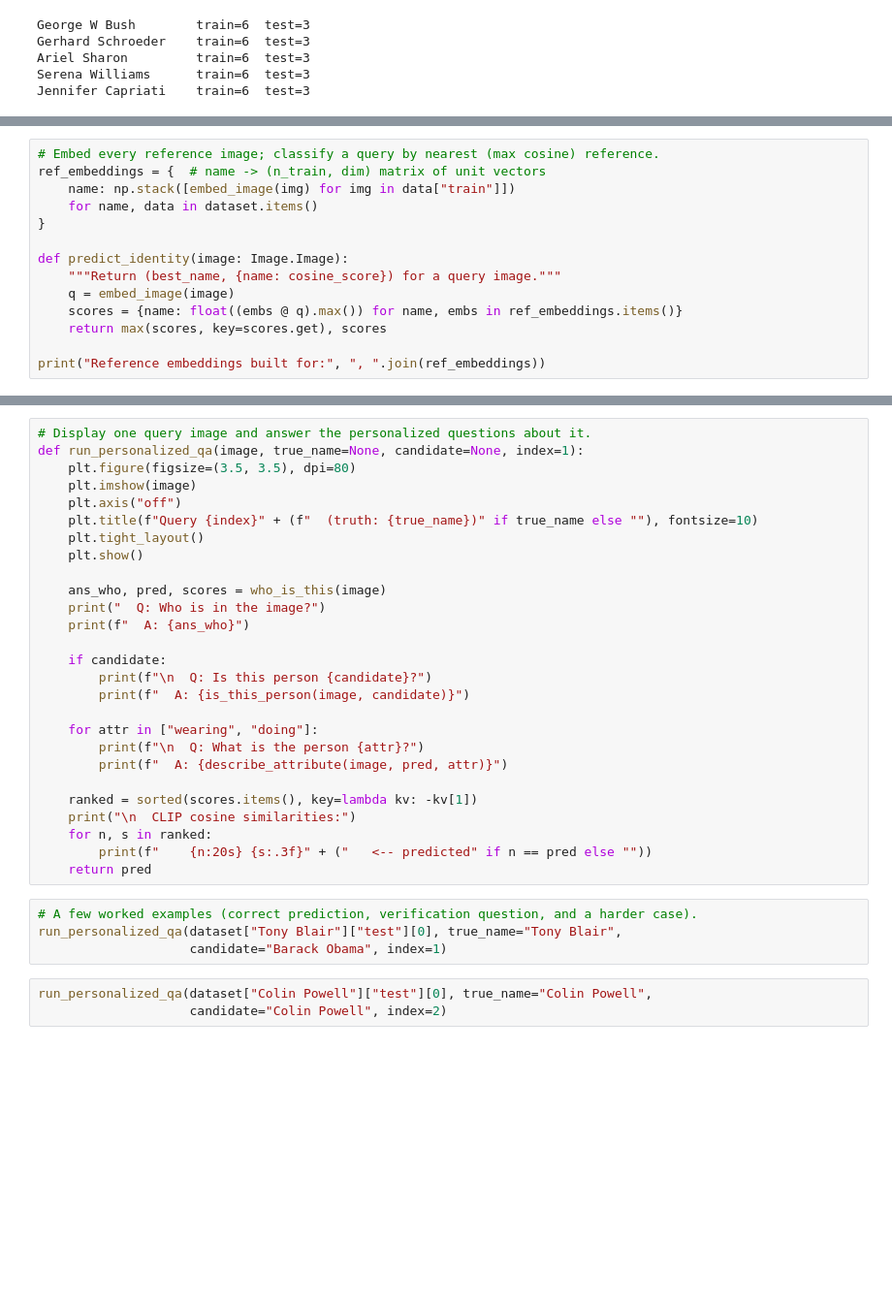
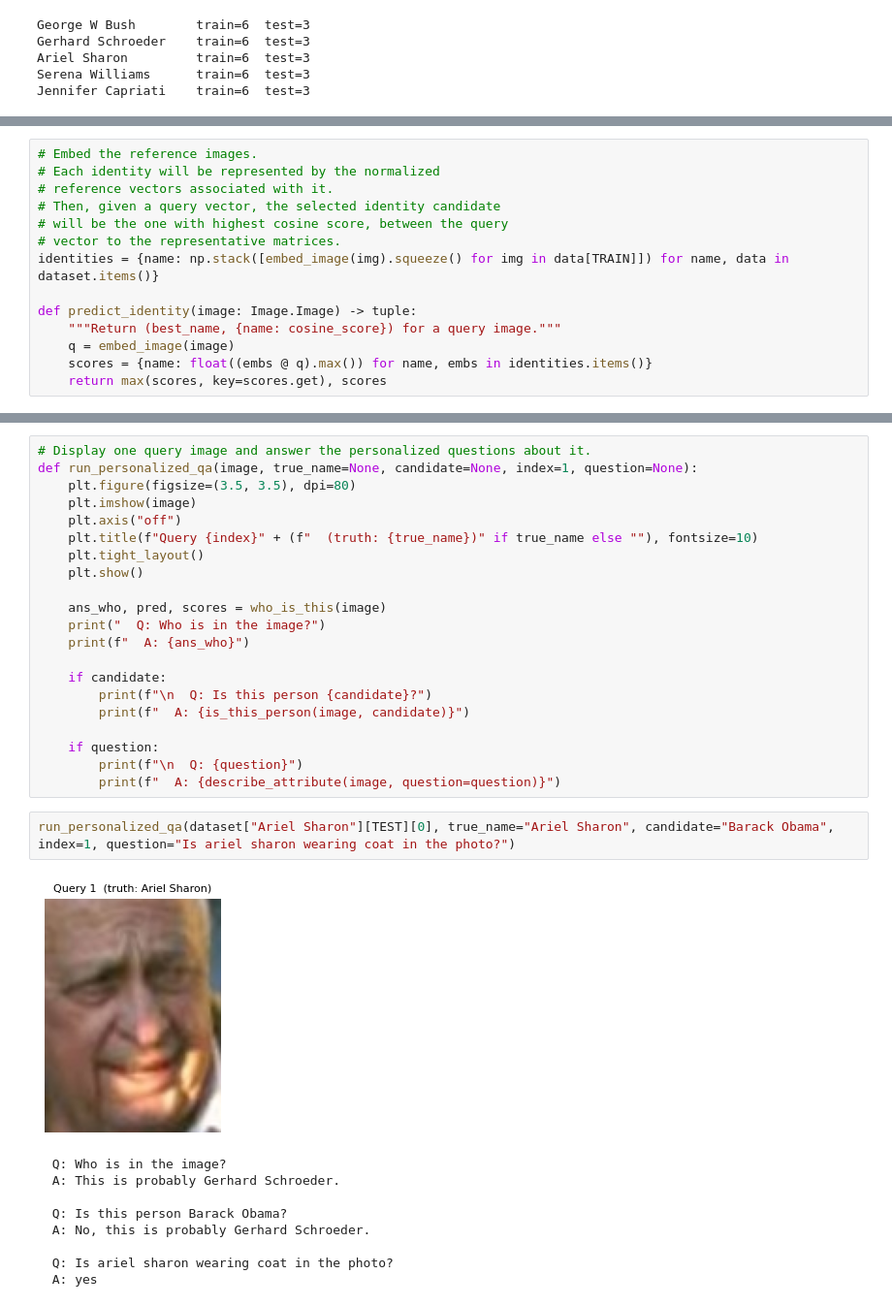
Before and after one commit to yaronwinter/Nebius, a Jupyter notebook: weeks/week8/llm/llm_multi_model_hw4.ipynb, the cells around one changed output, grey strips where cells are left out. Shown at 97% size. Cells and saved outputs as stored; diff of their text form; blank space fills up the shorter version.

```diff
--- a/weeks/week8/llm/llm_multi_model_hw4.ipynb
+++ b/weeks/week8/llm/llm_multi_model_hw4.ipynb
@@ -680,17 +679,17 @@ Loaded openai/clip-vit-base-patch32 | embedding dim = 1
 # %%
-# Embed every reference image; classify a query by nearest (max cosine) reference.
-ref_embeddings = {  # name -> (n_train, dim) matrix of unit vectors
-    name: np.stack([embed_image(img) for img in data["train"]])
-    for name, data in dataset.items()
-}
+# Embed the reference images.
+# Each identity will be represented by the normalized
+# reference vectors associated with it.
+# Then, given a query vector, the selected identity candidate
+# will be the one with highest cosine score, between the query
+# vector to the representative matrices.
+identities = {name: np.stack([embed_image(img).squeeze() for img in data[TRAIN]]) for name, data in dataset.items()}
 
-def predict_identity(image: Image.Image):
+def predict_identity(image: Image.Image) -> tuple:
     """Return (best_name, {name: cosine_score}) for a query image."""
     q = embed_image(image)
-    scores = {name: float((embs @ q).max()) for name, embs in ref_embeddings.items()}
+    scores = {name: float((embs @ q).max()) for name, embs in identities.items()}
     return max(scores, key=scores.get), scores
-
-print("Reference embeddings built for:", ", ".join(ref_embeddings))
 # %%
 # Combine CLIP identity prediction with the Task-2 VQA model for attribute questions.
 def who_is_this(image):
@@ -711,6 +708,6 @@ def describe_attribute(image, name, attribute="wearing"):
 # %%
 # Display one query image and answer the personalized questions about it.
-def run_personalized_qa(image, true_name=None, candidate=None, index=1):
+def run_personalized_qa(image, true_name=None, candidate=None, index=1, question=None):
     plt.figure(figsize=(3.5, 3.5), dpi=80)
     plt.imshow(image)
     plt.axis("off")
@@ -726,19 +723,18 @@ def run_personalized_qa(image, true_name=None, candidate=None, index=1):
         print(f"\n  Q: Is this person {candidate}?")
         print(f"  A: {is_this_person(image, candidate)}")
 
-    for attr in ["wearing", "doing"]:
-        print(f"\n  Q: What is the person {attr}?")
-        print(f"  A: {describe_attribute(image, pred, attr)}")
-
-    ranked = sorted(scores.items(), key=lambda kv: -kv[1])
-    print("\n  CLIP cosine similarities:")
-    for n, s in ranked:
-        print(f"    {n:20s} {s:.3f}" + ("   <-- predicted" if n == pred else ""))
-    return pred
+    if question:
+        print(f"\n  Q: {question}")
+        print(f"  A: {describe_attribute(image, question=question)}")
-# %%
-# A few worked examples (correct prediction, verification question, and a harder case).
-run_personalized_qa(dataset["Tony Blair"]["test"][0], true_name="Tony Blair",
-                    candidate="Barack Obama", index=1)
-# %%
-run_personalized_qa(dataset["Colin Powell"]["test"][0], true_name="Colin Powell",
-                    candidate="Colin Powell", index=2)
+# %%
+run_personalized_qa(dataset["Ariel Sharon"][TEST][0], true_name="Ariel Sharon", candidate="Barack Obama", index=1, question="Is ariel sharon wearing coat in the photo?")
+# %% [output]
+[figure, added]
+  Q: Who is in the image?
+  A: This is probably Gerhard Schroeder.
+
+  Q: Is this person Barack Obama?
+  A: No, this is probably Gerhard Schroeder.
+
+  Q: Is ariel sharon wearing coat in the photo?
+  A: yes
```
Also changed, not shown: parts of 18 cells of this notebook.
